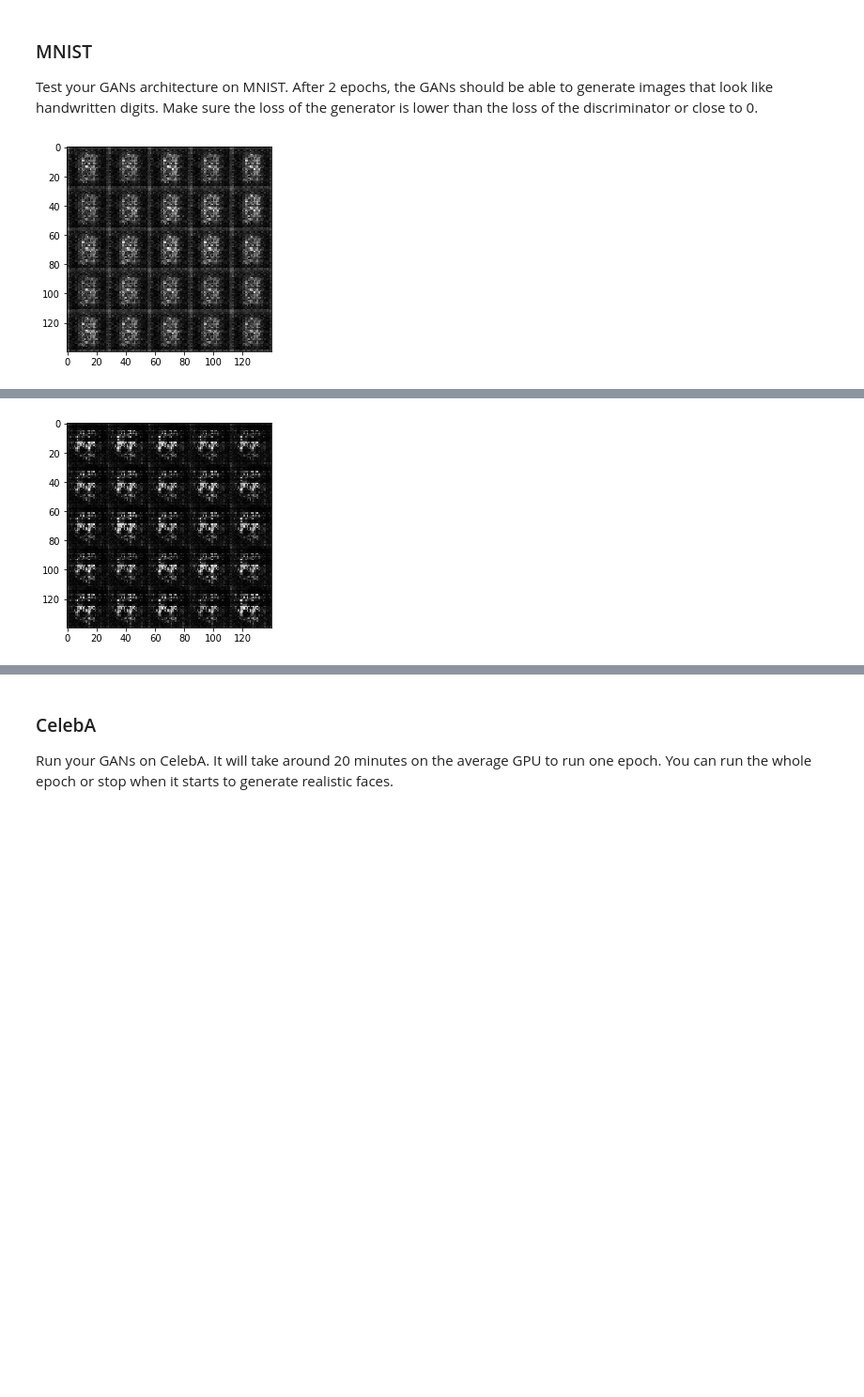
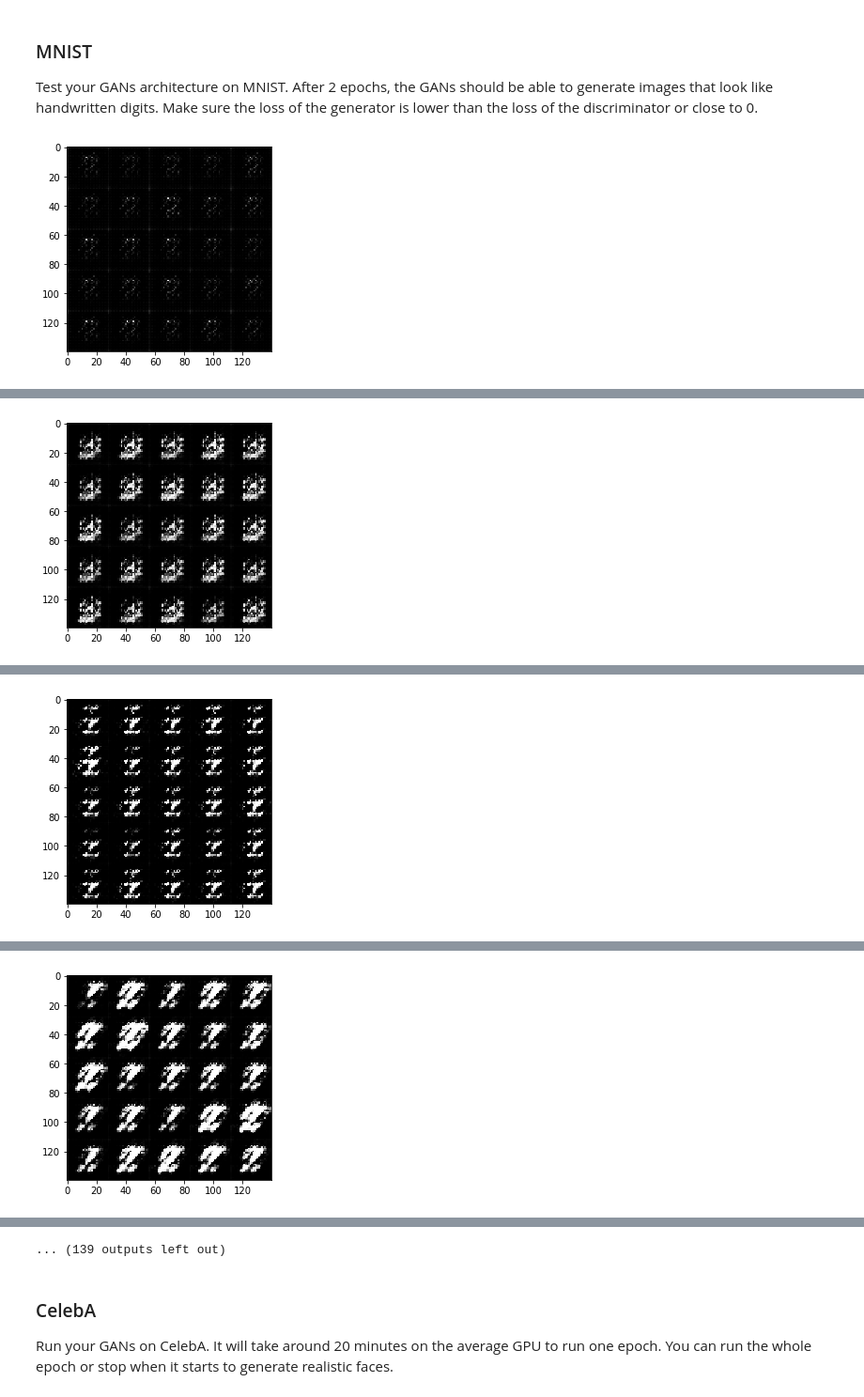
Before and after one commit to sseuraeki/deep-learning, a Jupyter notebook: face_generation/dlnd_face_generation.ipynb, the cells around one changed output, grey strips where cells are left out. Shown at 94% size. Cells and saved outputs as stored; diff of their text form; code cells hidden in the pictures; blank space fills up the shorter version.

```diff
--- a/face_generation/dlnd_face_generation.ipynb
+++ b/face_generation/dlnd_face_generation.ipynb
@@ -154,7 +154,7 @@ def discriminator(images, reuse=False):
 
         # layer1 with 28x28 size input
         # this layer should not have any batch normalization process
-        x1 = tf.layers.conv2d(images, 16, 5, strides=2, padding='SAME', kernel_initializer=kinit)
+        x1 = tf.layers.conv2d(images, 64, 5, strides=2, padding='SAME', kernel_initializer=kinit)
 
         # Leaky ReLU for discriminator layers, with alpha value of 0.2
         # as suggested in the DCGAN paper
@@ -164,20 +164,20 @@ def discriminator(images, reuse=False):
         # now the shape is 14x14x64
 
         # layer2
-        x2 = tf.layers.conv2d(relu1, 32, 5, strides=2, padding='SAME', kernel_initializer=kinit)
+        x2 = tf.layers.conv2d(relu1, 128, 5, strides=2, padding='SAME', kernel_initializer=kinit)
         # now batch normalization
         bn2 = tf.layers.batch_normalization(x2, training=True)
         relu2 = tf.maximum(0.2 * bn2, bn2)
         # now the shape is 7x7x128
 
         # layer3
-        x3 = tf.layers.conv2d(relu2, 64, 5, strides=2, padding='SAME', kernel_initializer=kinit)
+        x3 = tf.layers.conv2d(relu2, 256, 5, strides=2, padding='SAME', kernel_initializer=kinit)
         bn3 = tf.layers.batch_normalization(x3, training=True)
         relu3 = tf.maximum(0.2 * bn3, bn3)
         # now the shape is 4x4x256
 
         # flatten layer
-        flat = tf.reshape(relu3, (-1, 4*4*64))
+        flat = tf.reshape(relu3, (-1, 4*4*256))
 
         # logits and outputs
         # the output node size should be 1
@@ -223,8 +223,8 @@ def generator(z, out_channel_dim, is_train=True):
         # to get 7x7 shape via 'VALID' padding
         # this layer starts with 2x2 shape rather than 4x4
 
-        x1 = tf.layers.dense(z, 2*2*512, kernel_initializer=kinit)
-        x1 = tf.reshape(x1, (-1, 2, 2, 512))
+        x1 = tf.layers.dense(z, 2*2*1024, kernel_initializer=kinit)
+        x1 = tf.reshape(x1, (-1, 2, 2, 1024))
         #x1 = tf.layers.conv2d_transpose(relu0, 256, 5, strides=2,
         #                                padding='SAME', kernel_initializer=kinit)
         bn1 = tf.layers.batch_normalization(x1, training=is_train)
@@ -252,7 +252,7 @@ def generator(z, out_channel_dim, is_train=True):
         # tensorflow chooses the odd value (7 among 7 and 8) when
         # applying conv2d_tranpose with 'VALID' padding
 
-        x2 = tf.layers.conv2d_transpose(relu1, 256, 5, strides=2,
+        x2 = tf.layers.conv2d_transpose(relu1, 512, 5, strides=2,
                                         padding='VALID', kernel_initializer=kinit)
         bn2 = tf.layers.batch_normalization(x2, training=is_train)
         do2 = tf.layers.dropout(bn2, rate=0.4, training=is_train)
@@ -260,7 +260,7 @@ def generator(z, out_channel_dim, is_train=True):
         # now the shape is 7x7x128
 
         # layer3
-        x3 = tf.layers.conv2d_transpose(relu2, 128, 5, strides=2,
+        x3 = tf.layers.conv2d_transpose(relu2, 256, 5, strides=2,
                                         padding='SAME', kernel_initializer=kinit)
         bn3 = tf.layers.batch_normalization(x3, training=is_train)
         do3 = tf.layers.dropout(bn3, rate=0.4, training=is_train)
@@ -519,26 +519,26 @@ Test your GANs architecture on MNIST.  After 2 epochs, the GANs should be able t
 # %%
 # these values are suggested in the DCGAN paper
 # batch size of 128, learning rate of 0.0002
 # and beta1 of 16
 # however after many tries, I noticed that
 # for this MNIST problem, smaller batch size works better
 batch_size = 32
 z_dim = 100
-learning_rate = 0.0002
-beta1 = 0.2
+learning_rate = 0.0004
+beta1 = 0.5
 
 # 1.4373
 # batch 128, beta 0.5, lr 0.0002, dr 0.4
 
 
 """
 DON'T MODIFY ANYTHING IN THIS CELL THAT IS BELOW THIS LINE
 """
 epochs = 2
 
 mnist_dataset = helper.Dataset('mnist', glob(os.path.join(data_dir, 'mnist/*.jpg')))
 with tf.Graph().as_default():
     train(epochs, batch_size, z_dim, learning_rate, beta1, mnist_dataset.get_batches,
           mnist_dataset.shape, mnist_dataset.image_mode)
 # %% [output]
-[figure, old version]
+[figure, new version]
@@ -546 +546 @@ Discriminator Loss: 1.1851... Generator Loss: 1.0457
-[figure, old version]
+[figure, new version]
@@ -547,0 +548 @@ Discriminator Loss: 0.8499... Generator Loss: 1.2695
+[figure, added]
@@ -547,0 +550 @@ Discriminator Loss: 0.8499... Generator Loss: 1.2695
+[figure, added]
@@ -548,3 +556,4 @@ Discriminator Loss: 0.8499... Generator Loss: 1.2695
+... (139 outputs left out)
 # %% [markdown]
 ### CelebA
 Run your GANs on CelebA.  It will take around 20 minutes on the average GPU to run one epoch.  You can run the whole epoch or stop when it starts to generate realistic faces.
```
Also changed, not shown: parts of 4 cells of this notebook.
